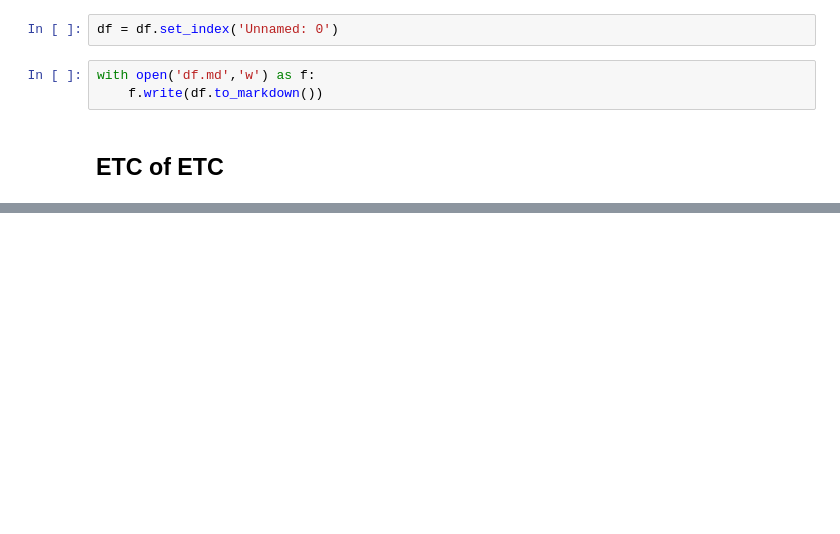
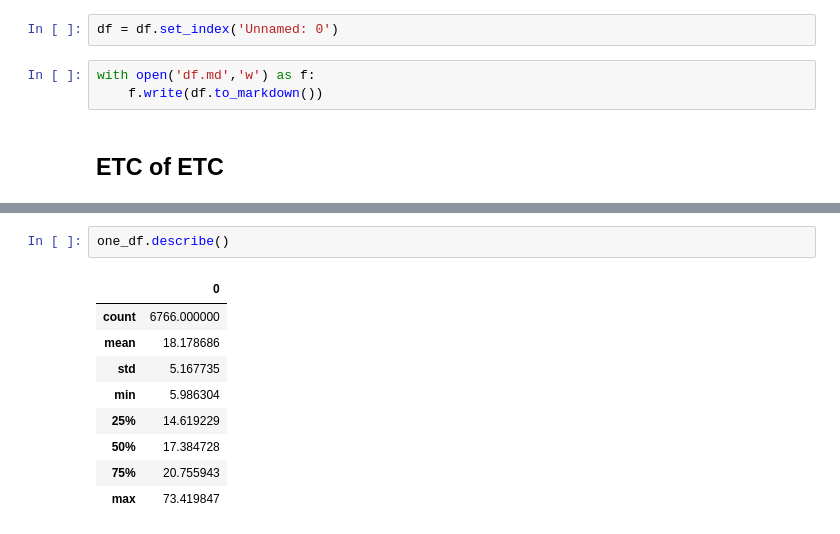
Before and after one commit to epsilon-deltta/Protein-AR, a Jupyter notebook: experiments.ipynb, the cells around one changed output, grey strips where cells are left out. Drawn from its saved outputs; the diff is of its cells as text; blank space fills up the shorter version.

```diff
--- a/experiments.ipynb
+++ b/experiments.ipynb
@@ -823,0 +840,12 @@ class AE0(nn.Module):
+# %%
+one_df.describe()
+# %% [output]
+|  | 0 |
+| count | 6766.000000 |
+| mean | 18.178686 |
+| std | 5.167735 |
+| min | 5.986304 |
+| 25% | 14.619229 |
+| 50% | 17.384728 |
+| 75% | 20.755943 |
+| max | 73.419847 |
```
Also changed, not shown: parts of 22 cells of this notebook, 1 other file.
